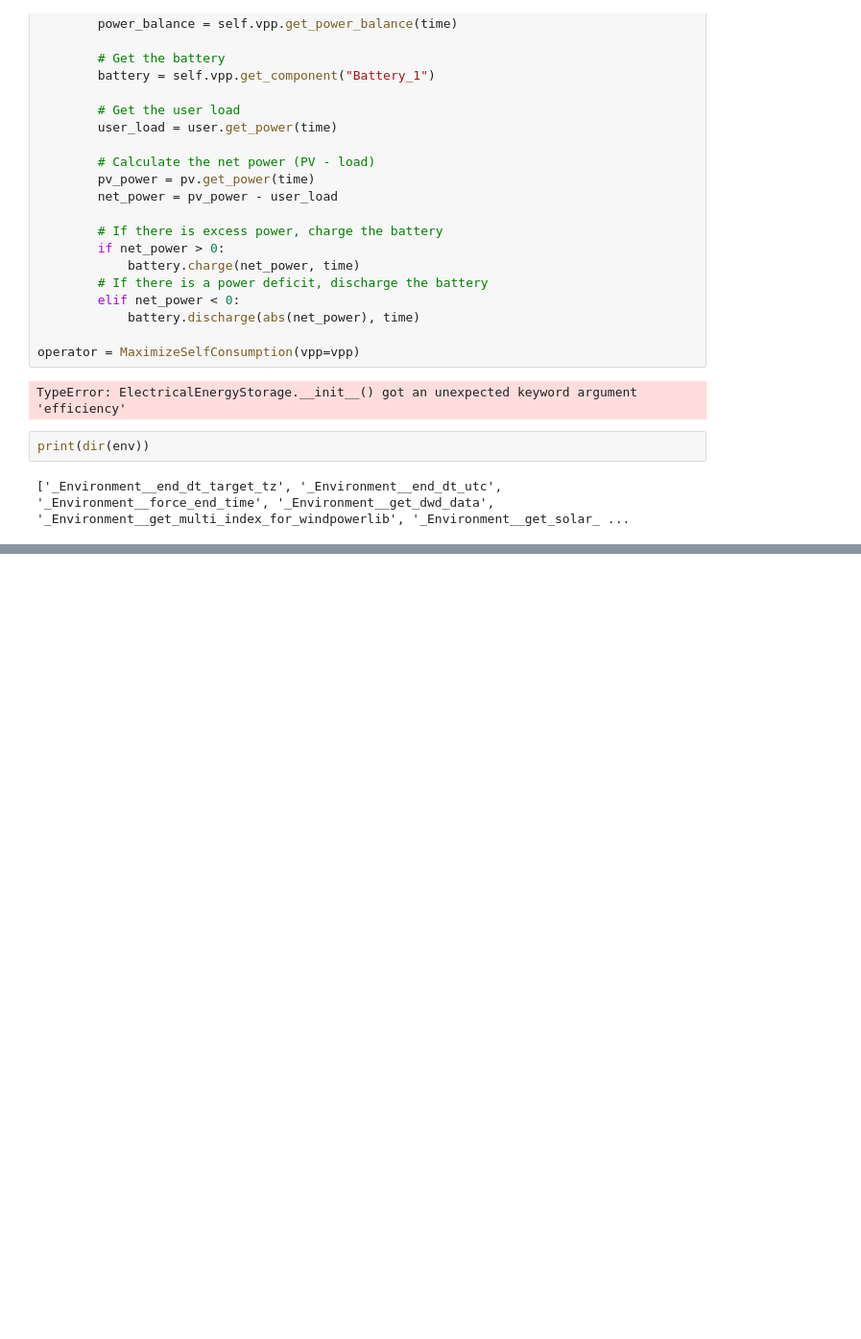
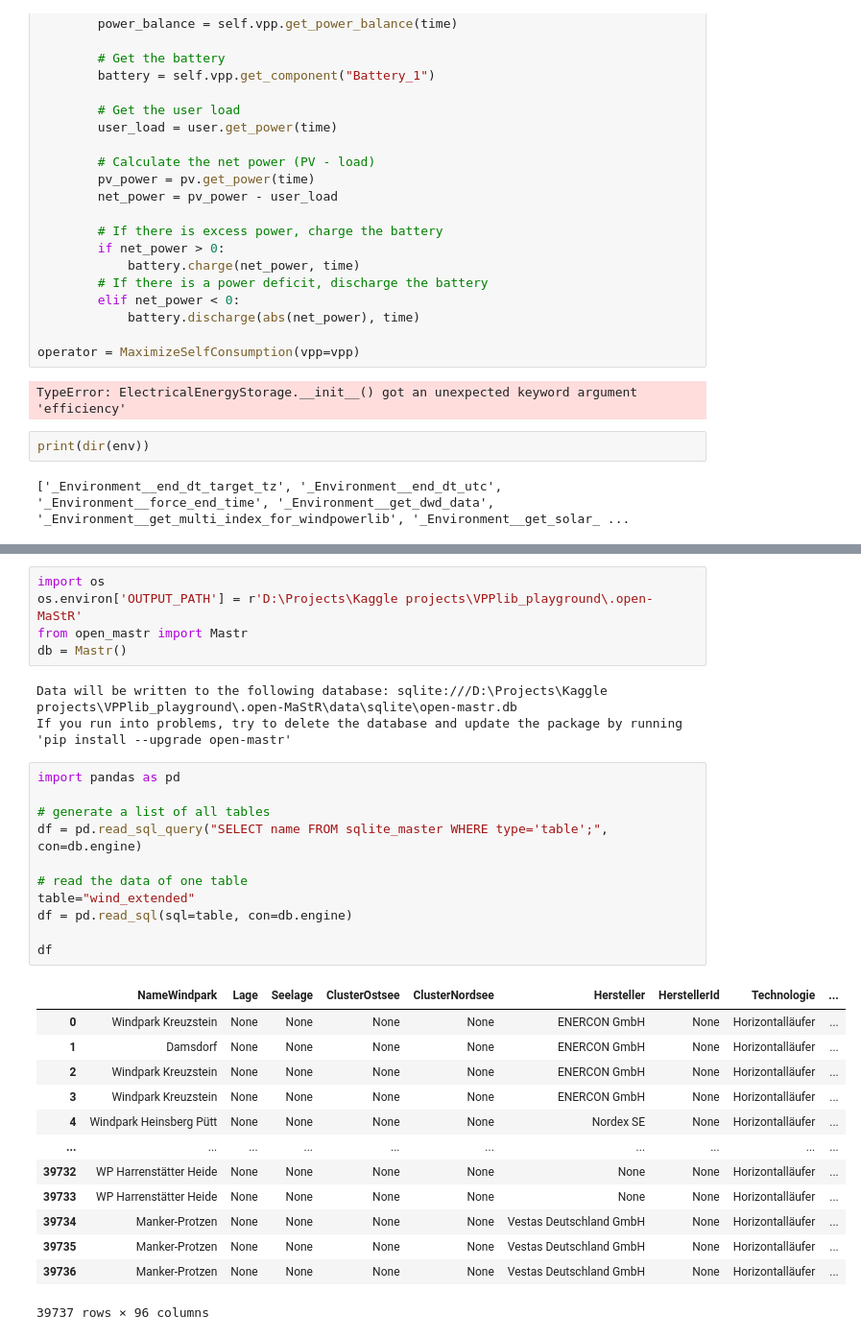
Before and after one commit to AshwinkumarKadam/vpplib, a Jupyter notebook: vpplib_ash_playground.ipynb, the cells around one changed output, grey strips where cells are left out. Shown: that part at 96% size. Cells and saved outputs as stored; diff of their text form; blank space fills up the shorter version.

```diff
--- a/vpplib_ash_playground.ipynb
+++ b/vpplib_ash_playground.ipynb
@@ -137,0 +165,33 @@ print(dir(env))
+# %%
+import os
+os.environ['OUTPUT_PATH'] = r'D:\Projects\Kaggle projects\VPPlib_playground\.open-MaStR'
+from open_mastr import Mastr
+db = Mastr()
+# %% [output]
+Data will be written to the following database: sqlite:///D:\Projects\Kaggle projects\VPPlib_playground\.open-MaStR\data\sqlite\open-mastr.db
+If you run into problems, try to delete the database and update the package by running 'pip install --upgrade open-mastr'
+# %%
+import pandas as pd
+
+# generate a list of all tables
+df = pd.read_sql_query("SELECT name FROM sqlite_master WHERE type='table';", con=db.engine)
+
+# read the data of one table
+table="wind_extended"
+df = pd.read_sql(sql=table, con=db.engine)
+
+df
+# %% [output]
+|  | NameWindpark | Lage | Seelage | ClusterOstsee | ClusterNordsee | Hersteller | HerstellerId | Technologie | ... |
+| 0 | Windpark Kreuzstein | None | None | None | None | ENERCON GmbH | None | Horizontalläufer | ... |
+| 1 | Damsdorf | None | None | None | None | ENERCON GmbH | None | Horizontalläufer | ... |
+| 2 | Windpark Kreuzstein | None | None | None | None | ENERCON GmbH | None | Horizontalläufer | ... |
+| 3 | Windpark Kreuzstein | None | None | None | None | ENERCON GmbH | None | Horizontalläufer | ... |
+| 4 | Windpark Heinsberg Pütt | None | None | None | None | Nordex SE | None | Horizontalläufer | ... |
+| ... | ... | ... | ... | ... | ... | ... | ... | ... | ... |
+| 39732 | WP Harrenstätter Heide | None | None | None | None | None | None | Horizontalläufer | ... |
+| 39733 | WP Harrenstätter Heide | None | None | None | None | None | None | Horizontalläufer | ... |
+| 39734 | Manker-Protzen | None | None | None | None | Vestas Deutschland GmbH | None | Horizontalläufer | ... |
+| 39735 | Manker-Protzen | None | None | None | None | Vestas Deutschland GmbH | None | Horizontalläufer | ... |
+| 39736 | Manker-Protzen | None | None | None | None | Vestas Deutschland GmbH | None | Horizontalläufer | ... |
+39737 rows × 96 columns
```
Also changed, not shown: parts of 1 cell of this notebook.
